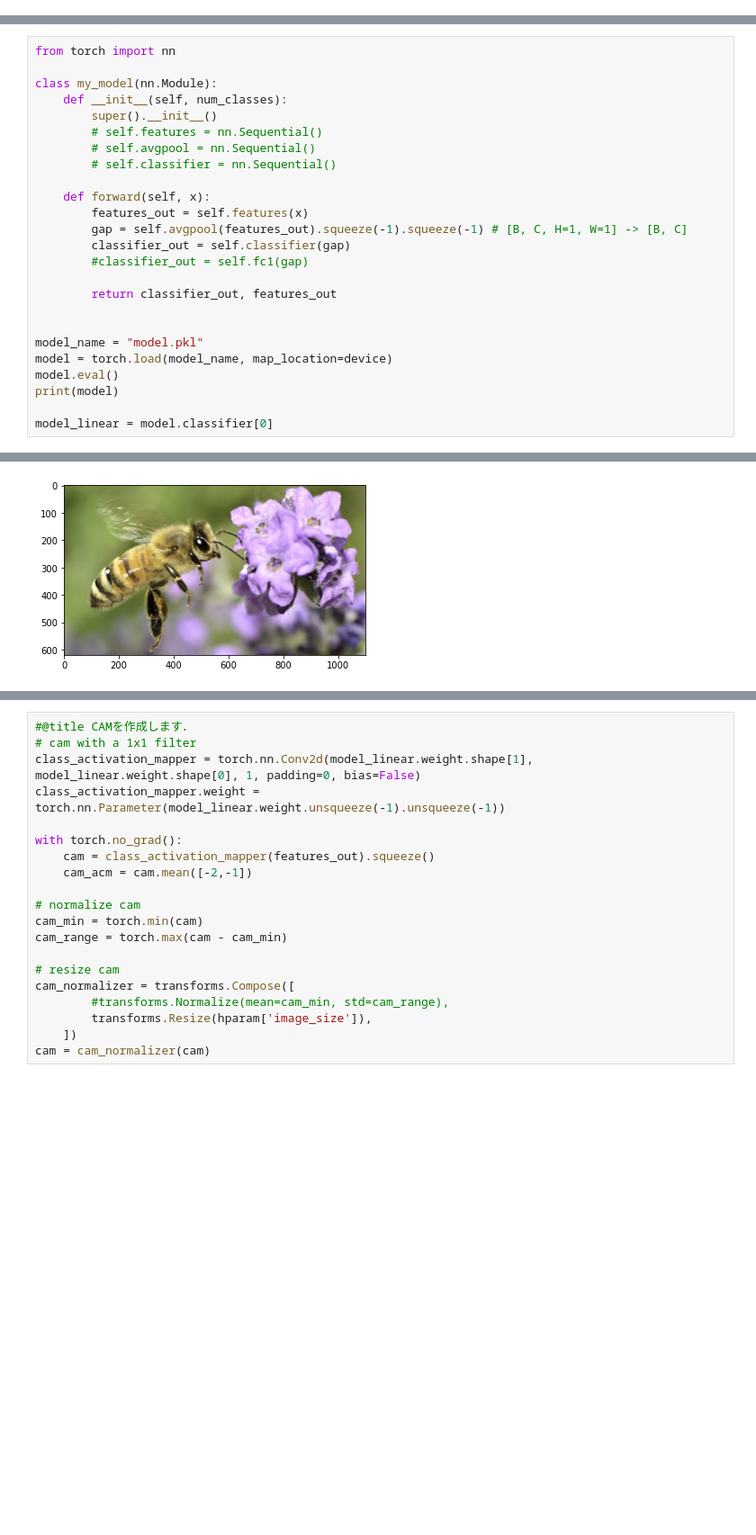
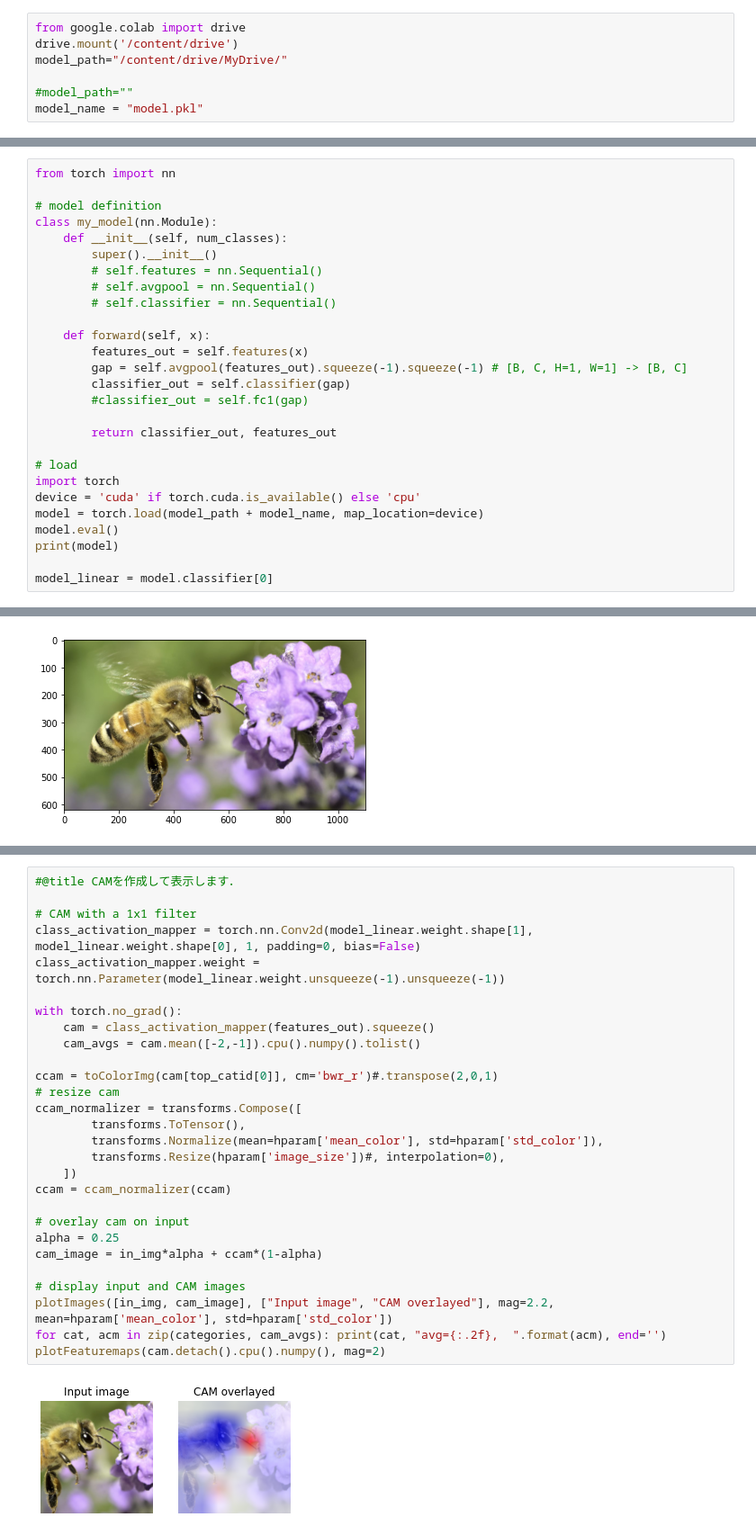
Before and after one commit to tsakailab/alpp, a Jupyter notebook: colab/iip_model_cam.ipynb, the cells around one changed output, grey strips where cells are left out. Shown at 90% size. Saved outputs shown, nothing was run; the diff lists cells and outputs as text; blank space fills up the shorter version.

Commit message:
upgrade: load model in Google Drive

```diff
--- a/colab/iip_model_cam.ipynb
+++ b/colab/iip_model_cam.ipynb
@@ -80,3 +81,10 @@ Please upload your model.pkl
     - classifier は全結合層nn.Linearをひとつだけをもつものとします．
     - features はカラー画像の入力から特徴マップを作り，その特徴マップは avgpool を経て classifier へ渡されるものとします．
     - avgpoolは[全体平均プーリング（global average pooling; GAP）](https://paperswithcode.com/method/global-average-pooling)を担う層と仮定します．
+# %%
+from google.colab import drive
+drive.mount('/content/drive')
+model_path="/content/drive/MyDrive/"
+
+#model_path=""
+model_name = "model.pkl"
@@ -83,6 +93,7 @@ Please upload your model.pkl
 # %%
 from torch import nn
 
+# model definition
 class my_model(nn.Module):
     def __init__(self, num_classes):
         super().__init__()
@@ -98,9 +109,10 @@ class my_model(nn.Module):
 
         return classifier_out, features_out
 
-
-model_name = "model.pkl"
-model = torch.load(model_name, map_location=device)
+# load
+import torch
+device = 'cuda' if torch.cuda.is_available() else 'cpu'
+model = torch.load(model_path + model_name, map_location=device)
 model.eval()
 print(model)
 
@@ -198,20 +208,30 @@ ants ( 0 ) 0.11070066690444946
 # %%
-#@title CAMを作成します．
-# cam with a 1x1 filter
+#@title CAMを作成して表示します．
+
+# CAM with a 1x1 filter
 class_activation_mapper = torch.nn.Conv2d(model_linear.weight.shape[1], model_linear.weight.shape[0], 1, padding=0, bias=False)
 class_activation_mapper.weight = torch.nn.Parameter(model_linear.weight.unsqueeze(-1).unsqueeze(-1))
 
 with torch.no_grad():
     cam = class_activation_mapper(features_out).squeeze()
-    cam_acm = cam.mean([-2,-1])
+    cam_avgs = cam.mean([-2,-1]).cpu().numpy().tolist()
 
-# normalize cam
-cam_min = torch.min(cam)
-cam_range = torch.max(cam - cam_min)
+ccam = toColorImg(cam[top_catid[0]], cm='bwr_r')#.transpose(2,0,1)
+# resize cam
+ccam_normalizer = transforms.Compose([
+        transforms.ToTensor(),
+        transforms.Normalize(mean=hparam['mean_color'], std=hparam['std_color']),
+        transforms.Resize(hparam['image_size'])#, interpolation=0),
+    ])
+ccam = ccam_normalizer(ccam)
 
-# resize cam
-cam_normalizer = transforms.Compose([
-        #transforms.Normalize(mean=cam_min, std=cam_range),
-        transforms.Resize(hparam['image_size']),
-    ])
-cam = cam_normalizer(cam)
+# overlay cam on input
+alpha = 0.25
+cam_image = in_img*alpha + ccam*(1-alpha)
+
+# display input and CAM images
+plotImages([in_img, cam_image], ["Input image", "CAM overlayed"], mag=2.2, mean=hparam['mean_color'], std=hparam['std_color'])
+for cat, acm in zip(categories, cam_avgs): print(cat, "avg={:.2f},  ".format(acm), end='')
+plotFeaturemaps(cam.detach().cpu().numpy(), mag=2)
+# %% [output]
+[figure, added]
```
Also changed, not shown: parts of 10 cells of this notebook.
